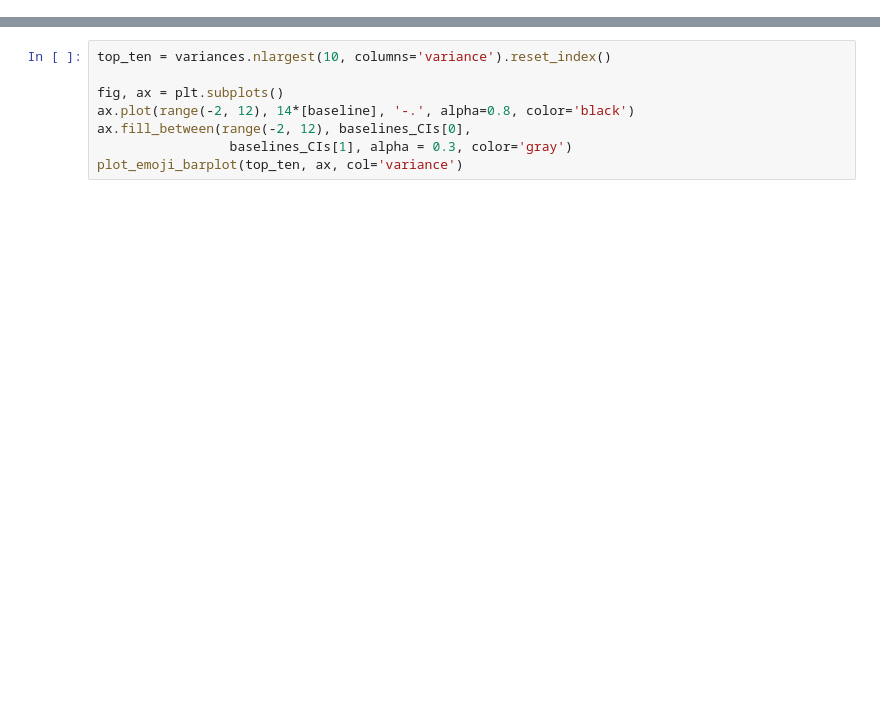
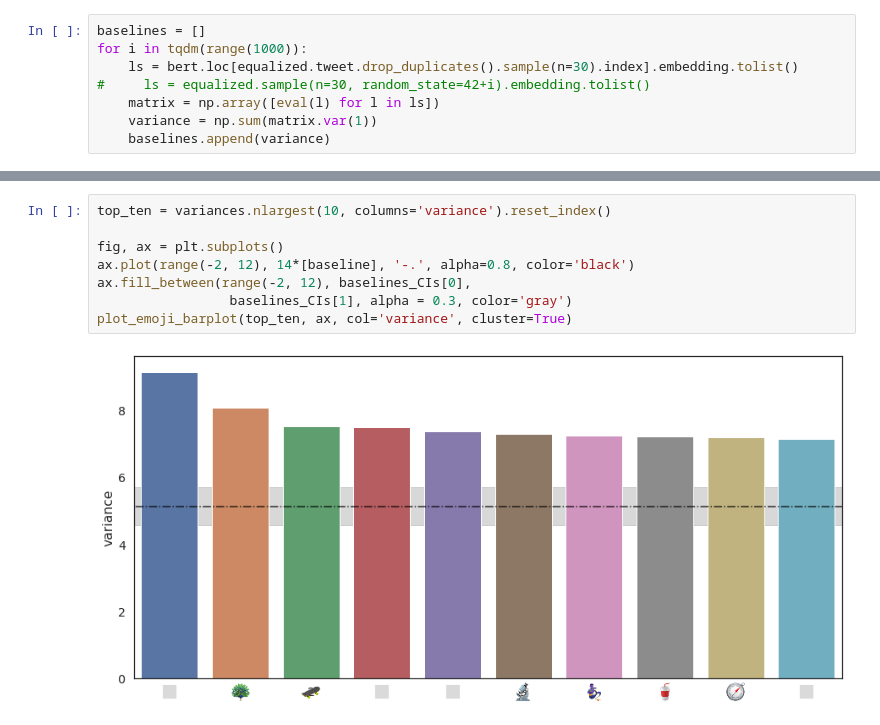
Before and after one commit to epfl-ada/emoji-ambiguity, a Jupyter notebook: notebooks/10_contextual.ipynb, the cells around one changed output, grey strips where cells are left out. Cells and saved outputs as stored; diff of their text form; blank space fills up the shorter version.

```diff
--- a/notebooks/10_contextual.ipynb
+++ b/notebooks/10_contextual.ipynb
@@ -46,0 +85,8 @@ def calculate_variance(group):
+# %%
+baselines = []
+for i in tqdm(range(1000)):
+    ls = bert.loc[equalized.tweet.drop_duplicates().sample(n=30).index].embedding.tolist()
+#     ls = equalized.sample(n=30, random_state=42+i).embedding.tolist()
+    matrix = np.array([eval(l) for l in ls])
+    variance = np.sum(matrix.var(1))
+    baselines.append(variance)
@@ -110,8 +149,10 @@ import matplotlib.pyplot as plt
 # %%
 top_ten = variances.nlargest(10, columns='variance').reset_index()
 
 fig, ax = plt.subplots()
 ax.plot(range(-2, 12), 14*[baseline], '-.', alpha=0.8, color='black')
 ax.fill_between(range(-2, 12), baselines_CIs[0],
                  baselines_CIs[1], alpha = 0.3, color='gray')
-plot_emoji_barplot(top_ten, ax, col='variance')
+plot_emoji_barplot(top_ten, ax, col='variance', cluster=True)
+# %% [output]
+[figure, added]
```
Also changed, not shown: parts of 39 cells of this notebook, 4 other files.
